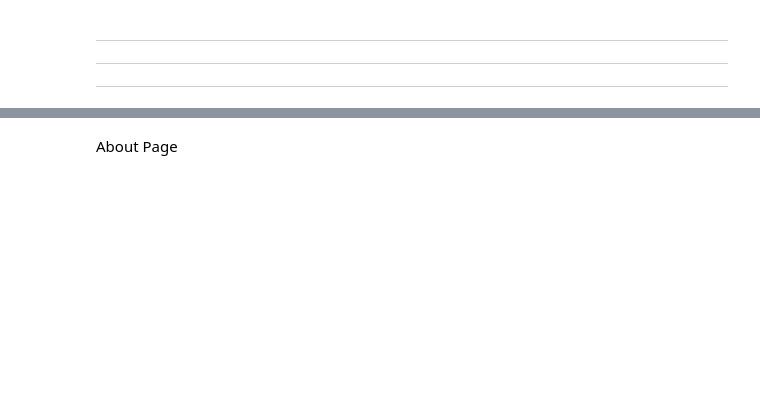
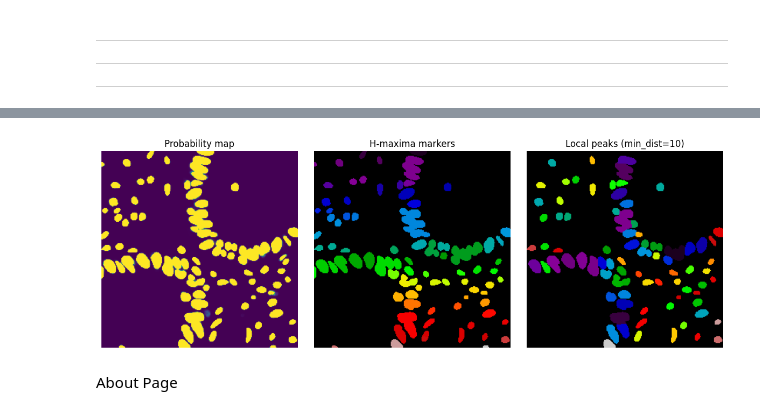
Before and after one commit to icke-wieder/CellSeg_Extension, a Jupyter notebook: Gradio_Cell_Segmentor.ipynb, the cells around one changed output, grey strips where cells are left out. Cells and saved outputs as stored; diff of their text form; code cells hidden in the pictures; blank space fills up the shorter version.

```diff
--- a/Gradio_Cell_Segmentor.ipynb
+++ b/Gradio_Cell_Segmentor.ipynb
@@ -578,3 +920,42 @@ app_interface.launch(share=True)
+# %%
+def visualize_example(img_name, min_distance=1):
+    img_path = os.path.join(img_dir, img_name)
+    gt_path  = os.path.join(gt_dir,  img_name)
+    img = cv2.imread(img_path, cv2.IMREAD_COLOR)
+    gt  = (cv2.imread(gt_path, 0) > 0).astype(np.uint8)
+
+    with torch.no_grad():
+        x = to_tensor(img)
+        prob_resized = torch.sigmoid(model(x))[0,0].cpu().numpy()
+    prob_map = cv2.resize(prob_resized, (img.shape[1], img.shape[0]), interpolation=cv2.INTER_LINEAR)
+
+    mask, thr = binarize(prob_map, mode="otsu")
+    dist = distance_transform_edt(mask)
+
+    # H-maxima
+    h_mask    = h_maxima(dist, h=0.3 * (dist.max() if dist.max()>0 else 1.0))
+    h_markers = label(h_mask)
+    h_labels  = watershed(-dist, markers=h_markers, mask=mask)
+
+    # Local peaks (parametrisierbar)
+    coords = peak_local_max(dist, labels=mask, footprint=np.ones((10,10)), min_distance=min_distance)
+    lp_markers = np.zeros_like(dist, dtype=np.int32)
+    if len(coords) > 0:
+        lp_markers[tuple(coords.T)] = np.arange(1, len(coords)+1)
+    lp_labels = watershed(-dist, markers=lp_markers, mask=mask)
+
+    # Plot
+    import matplotlib.pyplot as plt
+    fig, axes = plt.subplots(1,3, figsize=(12,4))
+    axes[0].imshow(prob_map, cmap="viridis"); axes[0].set_title("Probability map"); axes[0].axis("off")
+    axes[1].imshow(h_labels, cmap="nipy_spectral"); axes[1].set_title("H-maxima markers"); axes[1].axis("off")
+    axes[2].imshow(lp_labels, cmap="nipy_spectral"); axes[2].set_title(f"Local peaks (min_dist={min_distance})"); axes[2].axis("off")
+    plt.tight_layout(); plt.show()
+
+# Beispiel:
+visualize_example("img_2984.png", min_distance=10)
+# %% [output]
+[figure, added]
 # %% [markdown]
 About Page
 # %%
```
Also changed, not shown: parts of 11 cells of this notebook, 5 other files.
